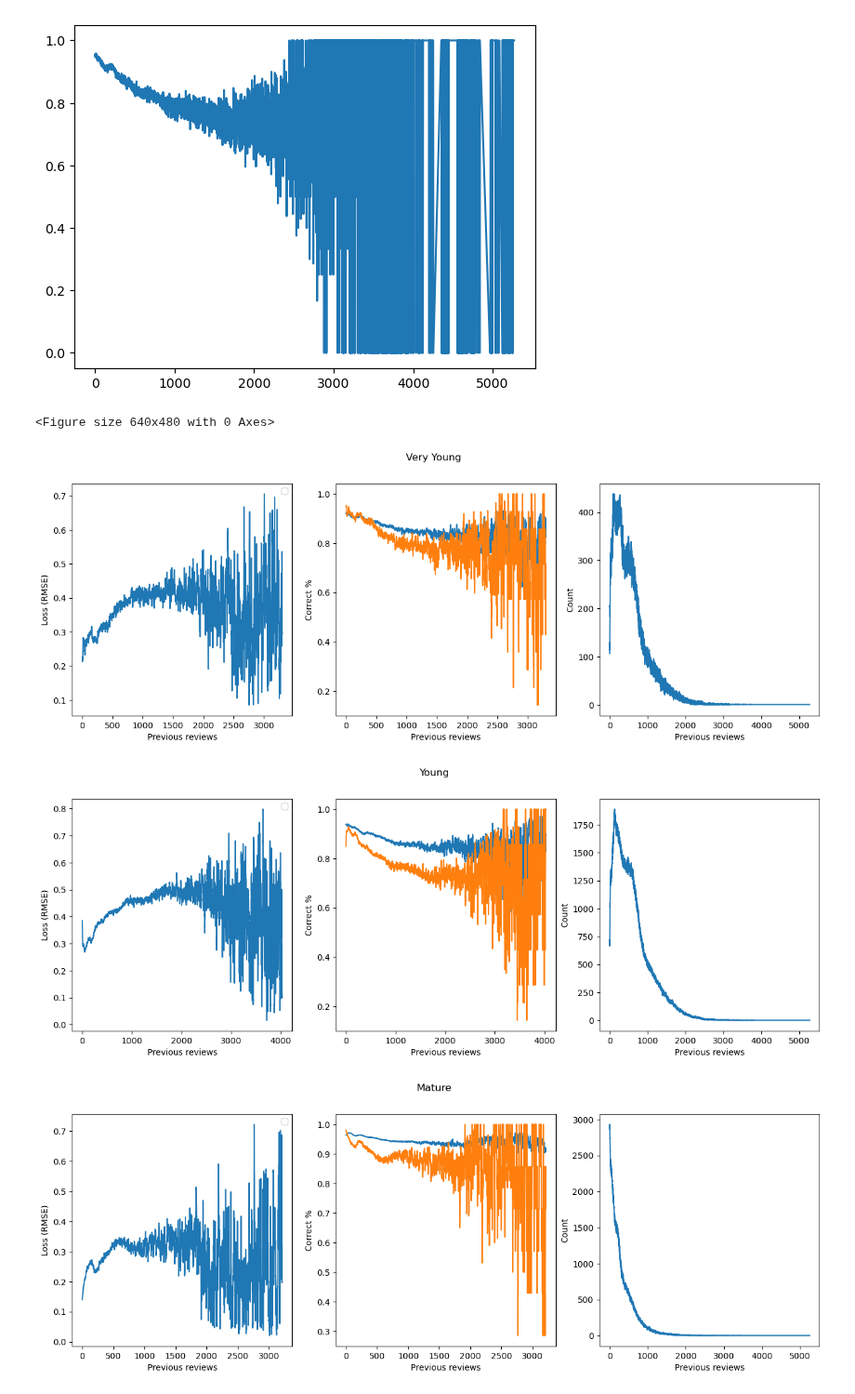
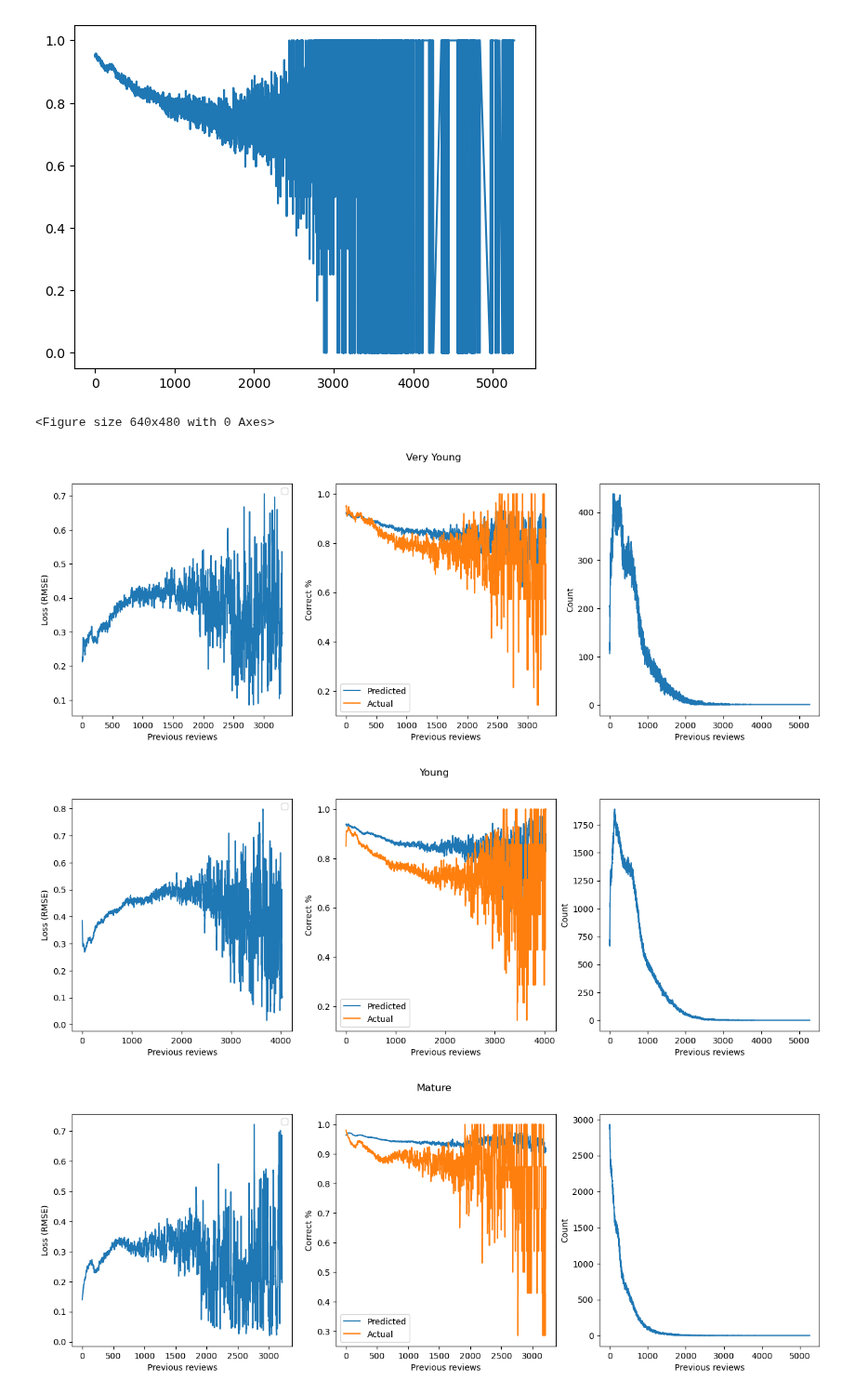
Before and after one commit to Luc-Mcgrady/anki-10k-notebooks, a Jupyter notebook: fatigue.ipynb, the cells around one changed output. Shown at 93% size. Saved outputs shown, nothing was run; the diff lists cells and outputs as text; code cells hidden in the pictures.

Commit message:
Added: Legend

```diff
--- a/fatigue.ipynb
+++ b/fatigue.ipynb
@@ -203,38 +203,39 @@ def moving_average(x, w):
 
 
 for name, lower, upper in categories:
     df_filtered = df[(df["elapsed_days"] > lower) & (df["elapsed_days"] <= upper)].groupby("prior_reviews")
     loss = df_filtered["loss"].mean() ** 0.5
     loss = moving_average(loss, 7)
 
     fig = plt.figure(figsize=(16, 5))
     fig.suptitle(name)
     ax1 = fig.add_subplot(131)
 
     ax1.set_xlabel('Previous reviews')
     ax1.set_ylabel('Loss (RMSE)')
     ax1.plot(loss)
     ax1.legend()
 
     ax2 = fig.add_subplot(132)
 
-    ax2.plot(moving_average(df_filtered["r"].mean(), 7))
-    ax2.plot(moving_average(df_filtered["y"].mean(), 7))
+    ax2.plot(moving_average(df_filtered["r"].mean(), 7), label="Predicted")
+    ax2.plot(moving_average(df_filtered["y"].mean(), 7), label="Actual")
     ax2.set_xlabel('Previous reviews')
     ax2.set_ylabel('Correct %')
+    ax2.legend()
 
     ax3 = fig.add_subplot(133)
 
     ax3.plot(df_filtered["r"].count())
     ax3.set_xlabel('Previous reviews')
     ax3.set_ylabel('Count') # Number of days that the user had that many reviews or more
 
     plt.show()
 # %% [output]
 <Figure size 640x480 with 0 Axes>
-[figure, old version]
+[figure, new version]
-[figure, old version]
+[figure, new version]
-[figure, old version]
+[figure, new version]
 # %%
 fig = px.scatter_3d(df[(df["elapsed_days"] < 21) & (df["elapsed_days"] > 0)], x="prior_reviews", y="s", z="loss", range_y=(0, 21))
 with open("out.html", "w") as f:
```
